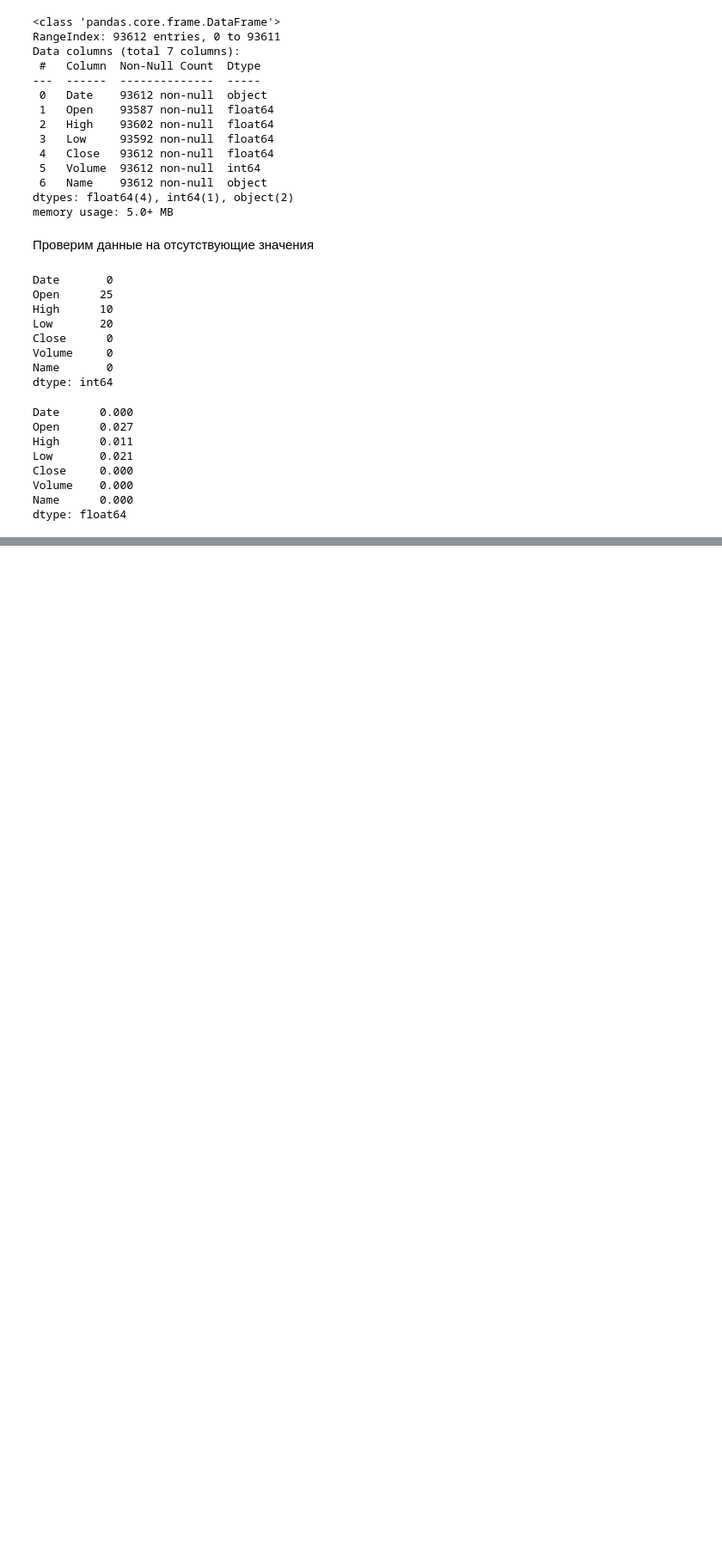
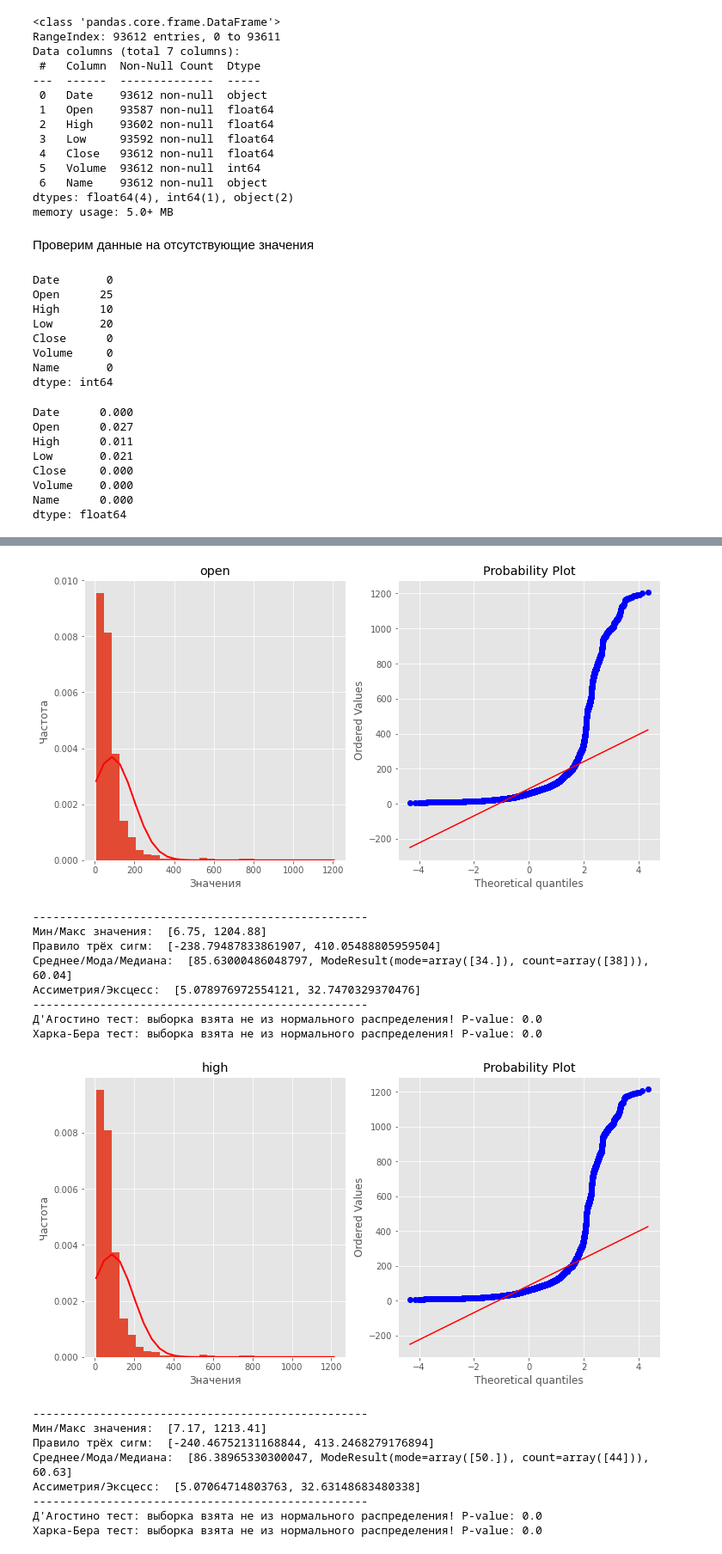
Before and after one commit to LuxAeterna311/DS-researches, a Jupyter notebook: Stocks analysis.ipynb, the cells around one changed output, grey strips where cells are left out. Shown: that part at 86% size. Drawn from its saved outputs; the diff is of its cells as text; code cells hidden in the pictures; blank space fills up the shorter version.

```diff
--- a/Stocks analysis.ipynb
+++ b/Stocks analysis.ipynb
@@ -105,0 +275,22 @@ dtype: float64
+# %%
+for column in price_df.columns:
+    plot_histogram_and_qq(price_df[column], column_name = column, normal_tests = True, distribution_type = "norm")
+# %% [output]
+[figure, added]
+--------------------------------------------------
+Мин/Макс значения:  [6.75, 1204.88]
+Правило трёх сигм:  [-238.79487833861907, 410.05488805959504]
+Среднее/Мода/Медиана:  [85.63000486048797, ModeResult(mode=array([34.]), count=array([38])), 60.04]
+Ассиметрия/Эксцесс:  [5.078976972554121, 32.7470329370476]
+--------------------------------------------------
+Д'Агостино тест: выборка взята не из нормального распределения! P-value: 0.0
+Харка-Бера тест: выборка взята не из нормального распределения! P-value: 0.0
+[figure, added]
+--------------------------------------------------
+Мин/Макс значения:  [7.17, 1213.41]
+Правило трёх сигм:  [-240.46752131168844, 413.2468279176894]
+Среднее/Мода/Медиана:  [86.38965330300047, ModeResult(mode=array([50.]), count=array([44])), 60.63]
+Ассиметрия/Эксцесс:  [5.07064714803763, 32.63148683480338]
+--------------------------------------------------
+Д'Агостино тест: выборка взята не из нормального распределения! P-value: 0.0
+Харка-Бера тест: выборка взята не из нормального распределения! P-value: 0.0
```
Also changed, not shown: parts of 21 cells of this notebook.
